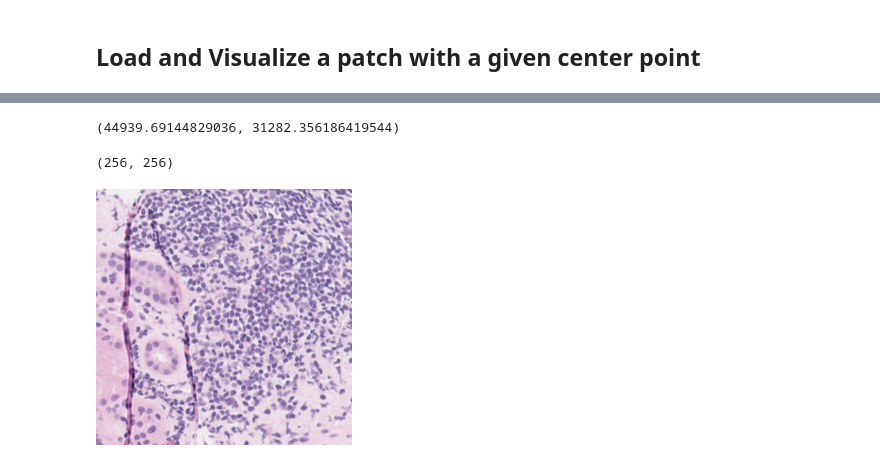
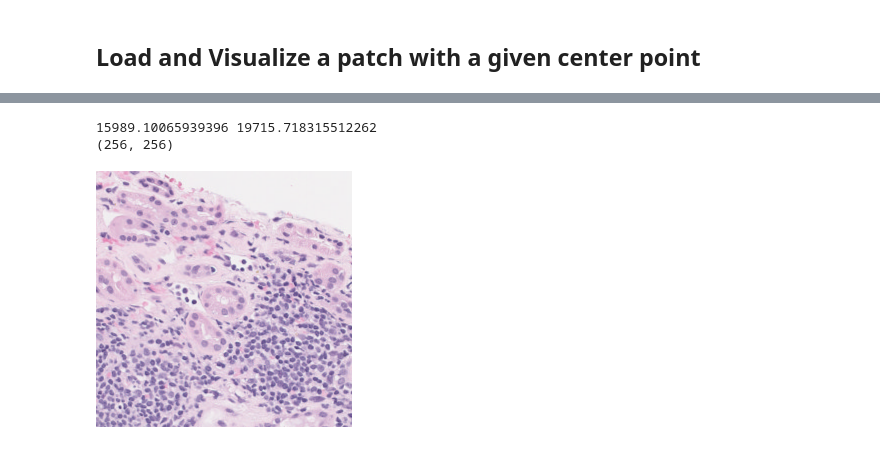
Before and after one commit to DSLituiev/slideslicer, a Jupyter notebook: notebooks/demo-read-slide.ipynb, the cells around one changed output, grey strips where cells are left out. Drawn from its saved outputs; the diff is of its cells as text; code cells hidden in the pictures.

```diff
--- a/notebooks/demo-read-slide.ipynb
+++ b/notebooks/demo-read-slide.ipynb
@@ -147,15 +188,13 @@ ax.set_yticks([])
 # %%
-xc, yc, _,_ = points[155].bounds
-xc, yc
+xc, yc, _,_ = points[20].bounds
+print(xc, yc)
+patch = rreader.get_patch(xc, yc, 1024, target_subsample=4)
+print(patch.size)
+patch
 # %% [output]
-(44939.69144829036, 31282.356186419544)
+15989.10065939396 19715.718315512262
+(256, 256)
+[figure, added]
-# %%
-patch = rreader.get_patch(xc, yc, 1024, target_subsample=4)
-print(patch.size)
-patch
-# %% [output]
-(256, 256)
-[figure, removed]
 # %%
 patch_rois = rreader.get_patch_rois(xc, yc, 1024, target_subsample=4)
 print(len(patch_rois))
```
Also changed, not shown: parts of 18 cells of this notebook, 5 other files.
